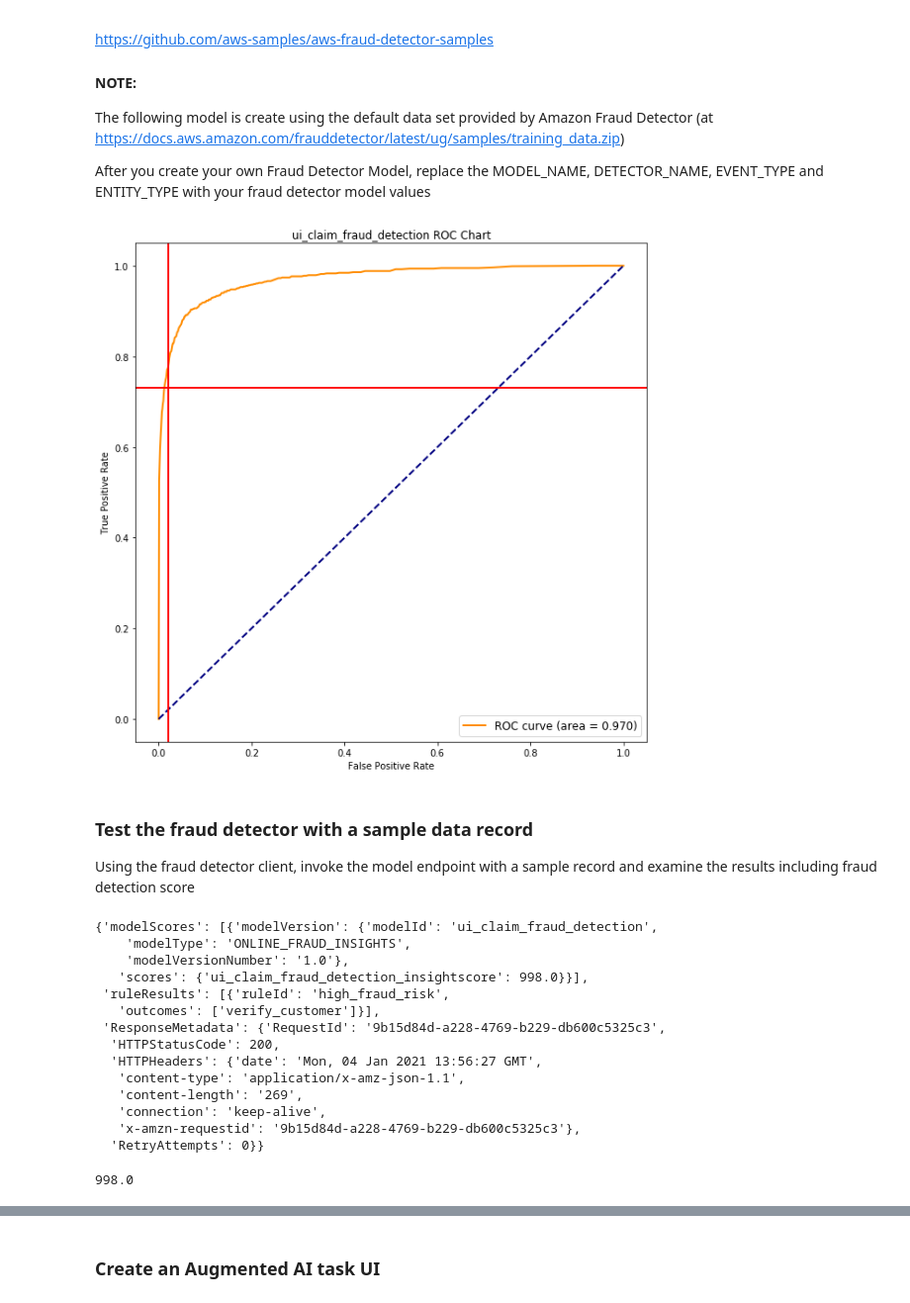
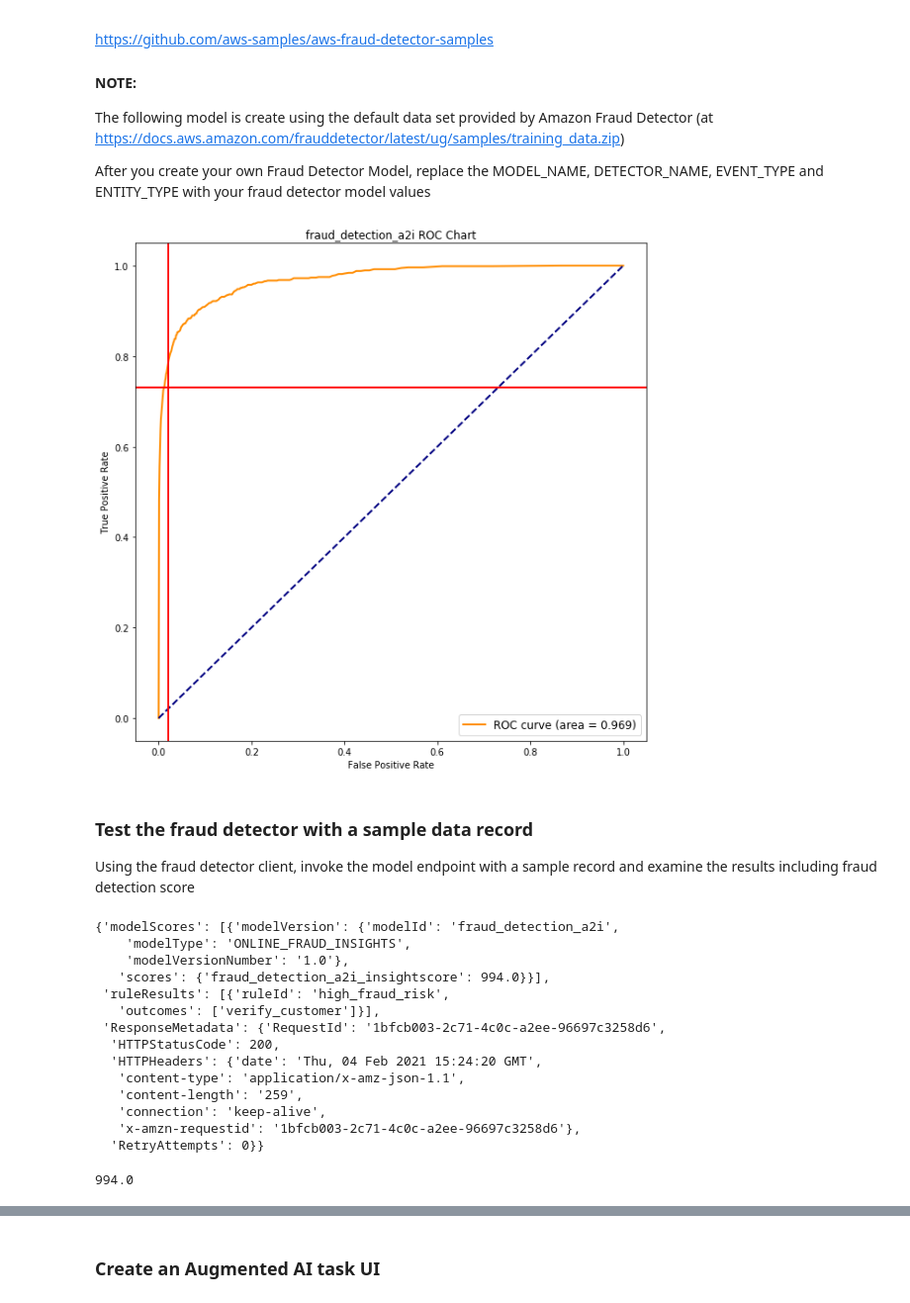
Before and after one commit to aws-samples/amazon-a2i-sample-jupyter-notebooks, a Jupyter notebook: Amazon A2I and Amazon Fraud Detector.ipynb, the cells around one changed output, grey strips where cells are left out. Shown: that part at 99% size. Drawn from its saved outputs; the diff is of its cells as text; code cells hidden in the pictures.

Commit message:
Latest version based on blog review
code changes:
Fraud  model name changed, no change in overall notebook markdowns or the code

```diff
--- a/Amazon A2I and Amazon Fraud Detector.ipynb
+++ b/Amazon A2I and Amazon Fraud Detector.ipynb
@@ -200,42 +221,42 @@ The following model is create using the default data set provided by Amazon Frau
 
 After you create your own Fraud Detector Model, replace the MODEL_NAME, DETECTOR_NAME, EVENT_TYPE and ENTITY_TYPE with your  fraud detector model values
 # %%
-MODEL_NAME = 'ui_claim_fraud_detection'
-DETECTOR_NAME = 'ui_claim_fraud'
-EVENT_TYPE = 'ui_registration'
-ENTITY_TYPE = 'ui_applicant'
+MODEL_NAME = 'fraud_detection_a2i'
+DETECTOR_NAME = 'fraud_a2i'
+EVENT_TYPE = 'fraud-a2i-demo'
+ENTITY_TYPE = 'applicant'
 
 
 # -- model performance summary --
 auc = client.describe_model_versions(
     modelId= MODEL_NAME,
     modelVersionNumber='1.0',
     modelType='ONLINE_FRAUD_INSIGHTS',
     maxResults=10
 )['modelVersionDetails'][0]['trainingResult']['trainingMetrics']['auc']
 
 
 df_model = pd.DataFrame(client.describe_model_versions(
     modelId= MODEL_NAME,
     modelVersionNumber='1.0',
     modelType='ONLINE_FRAUD_INSIGHTS',
     maxResults=10
 )['modelVersionDetails'][0]['trainingResult']['trainingMetrics']['metricDataPoints'])
 
 
 plt.figure(figsize=(10,10))
 plt.plot(df_model["fpr"], df_model["tpr"], color='darkorange',
          lw=2, label='ROC curve (area = %0.3f)' % auc)
 plt.plot([0, 1], [0, 1], color='navy', lw=2, linestyle='--')
 plt.xlabel('False Positive Rate')
 plt.ylabel('True Positive Rate')
 plt.title( MODEL_NAME + ' ROC Chart')
 plt.legend(loc="lower right",fontsize=12)
 plt.axvline(x = 0.02 ,linewidth=2, color='r')
 plt.axhline(y = 0.73 ,linewidth=2, color='r')
 plt.show()
 # %% [output]
-[figure, old version]
+[figure, new version]
 # %% [markdown]
 ### Test the fraud detector with a sample data record
 Using the fraud detector client, invoke the model endpoint with a sample record and examine the results including fraud detection score
@@ -274,25 +295,25 @@ pred = client.get_event_prediction(detectorId=DETECTOR_NAME,
 # %%
 pred
 # %% [output]
-{'modelScores': [{'modelVersion': {'modelId': 'ui_claim_fraud_detection',
+{'modelScores': [{'modelVersion': {'modelId': 'fraud_detection_a2i',
     'modelType': 'ONLINE_FRAUD_INSIGHTS',
     'modelVersionNumber': '1.0'},
-   'scores': {'ui_claim_fraud_detection_insightscore': 998.0}}],
+   'scores': {'fraud_detection_a2i_insightscore': 994.0}}],
  'ruleResults': [{'ruleId': 'high_fraud_risk',
    'outcomes': ['verify_customer']}],
- 'ResponseMetadata': {'RequestId': '9b15d84d-a228-4769-b229-db600c5325c3',
+ 'ResponseMetadata': {'RequestId': '1bfcb003-2c71-4c0c-a2ee-96697c3258d6',
   'HTTPStatusCode': 200,
-  'HTTPHeaders': {'date': 'Mon, 04 Jan 2021 13:56:27 GMT',
+  'HTTPHeaders': {'date': 'Thu, 04 Feb 2021 15:24:20 GMT',
    'content-type': 'application/x-amz-json-1.1',
-   'content-length': '269',
+   'content-length': '259',
    'connection': 'keep-alive',
-   'x-amzn-requestid': '9b15d84d-a228-4769-b229-db600c5325c3'},
+   'x-amzn-requestid': '1bfcb003-2c71-4c0c-a2ee-96697c3258d6'},
   'RetryAttempts': 0}}
 # %%
 # Extract/print the model score
-pred['modelScores'][0]['scores']['ui_claim_fraud_detection_insightscore']
+pred['modelScores'][0]['scores']['fraud_detection_a2i_insightscore']
 # %% [output]
-998.0
+994.0
 # %% [markdown]
 # Create Control Plane Resources
 
```
Also changed, not shown: parts of 19 cells of this notebook.
